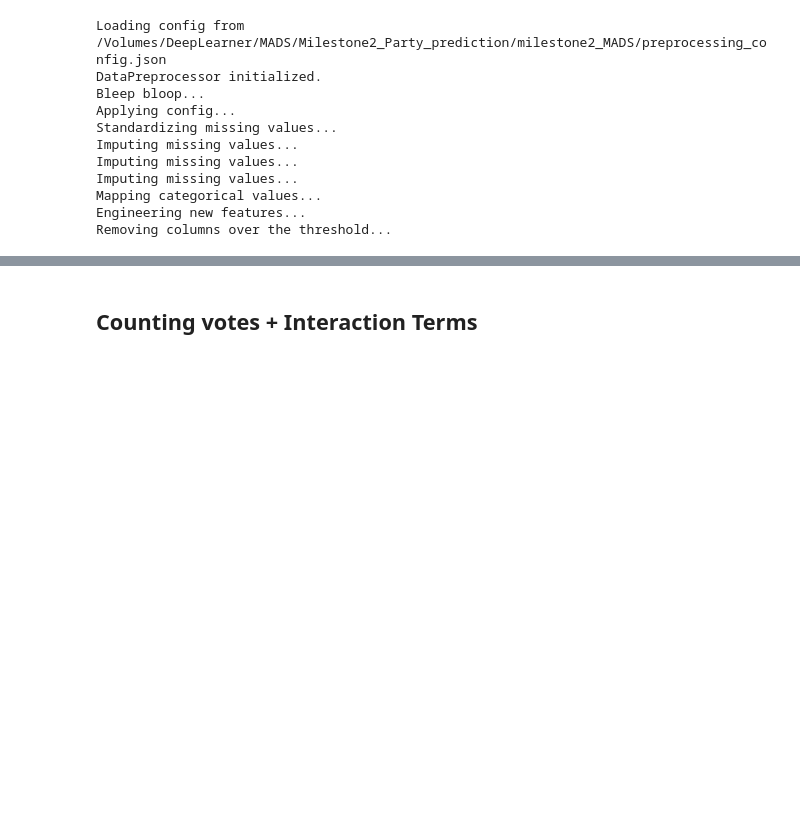
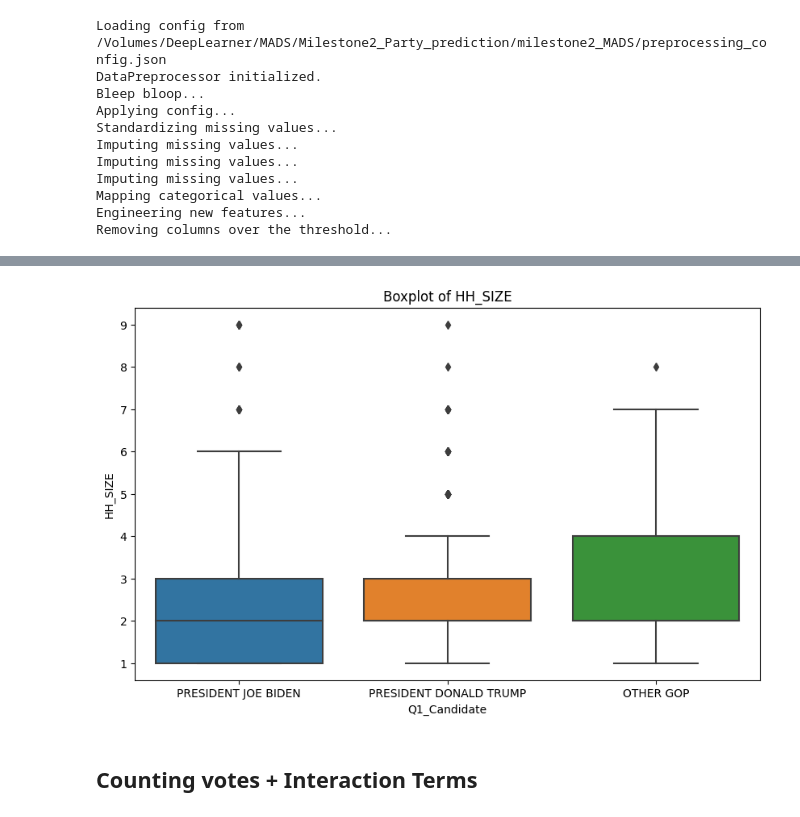
Before and after one commit to parkermoe/milestone2_MADS, a Jupyter notebook: survey_baseline_pm.ipynb, the cells around one changed output, grey strips where cells are left out. Drawn from its saved outputs; the diff is of its cells as text; code cells hidden in the pictures; blank space fills up the shorter version.

```diff
--- a/survey_baseline_pm.ipynb
+++ b/survey_baseline_pm.ipynb
@@ -89,2 +294,6 @@ Removing columns over the threshold...
+# %%
+plot_outliers(survey_df, columns_to_plot, "Q1_Candidate")
+# %% [output]
+[figure, added]
 # %% [markdown]
 ## Counting votes + Interaction Terms
```
Also changed, not shown: parts of 31 cells of this notebook.
